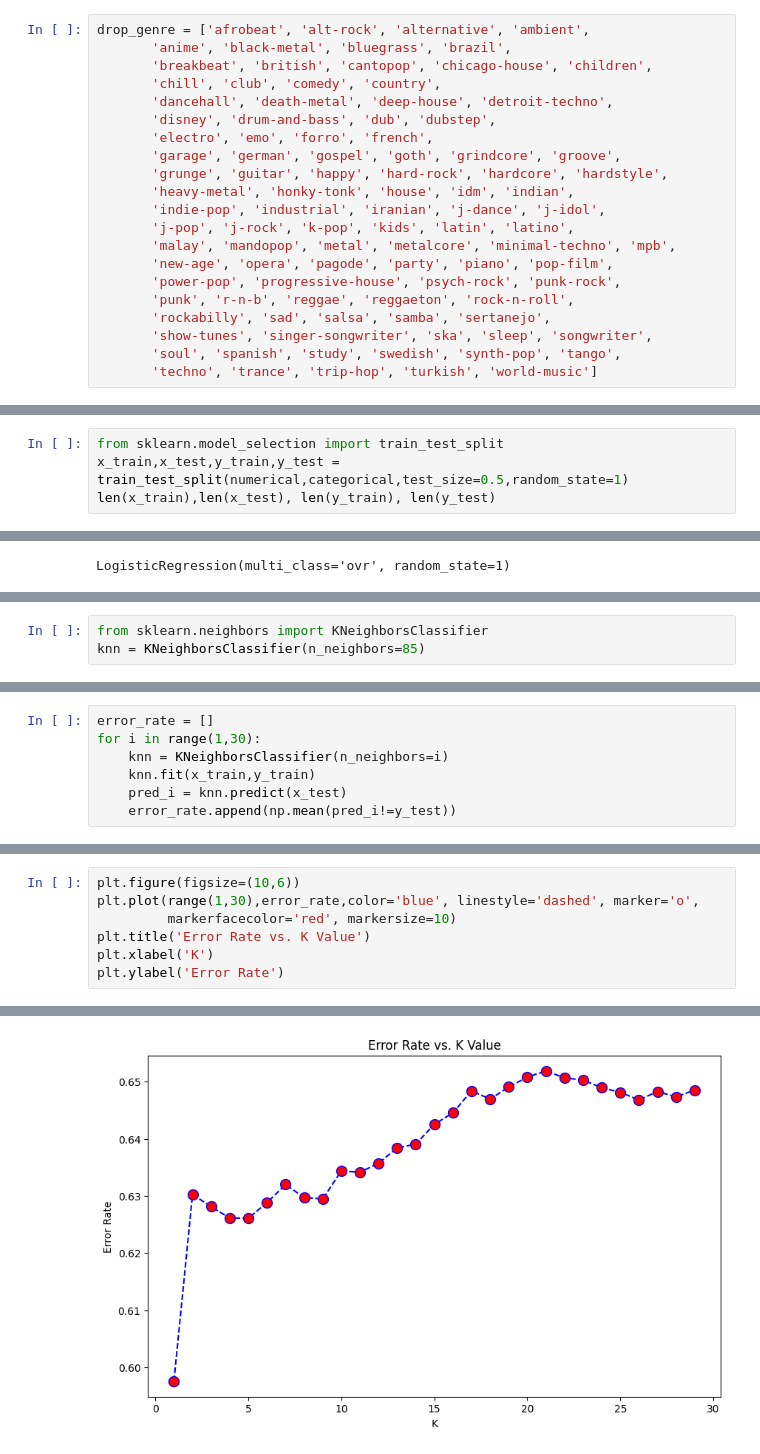
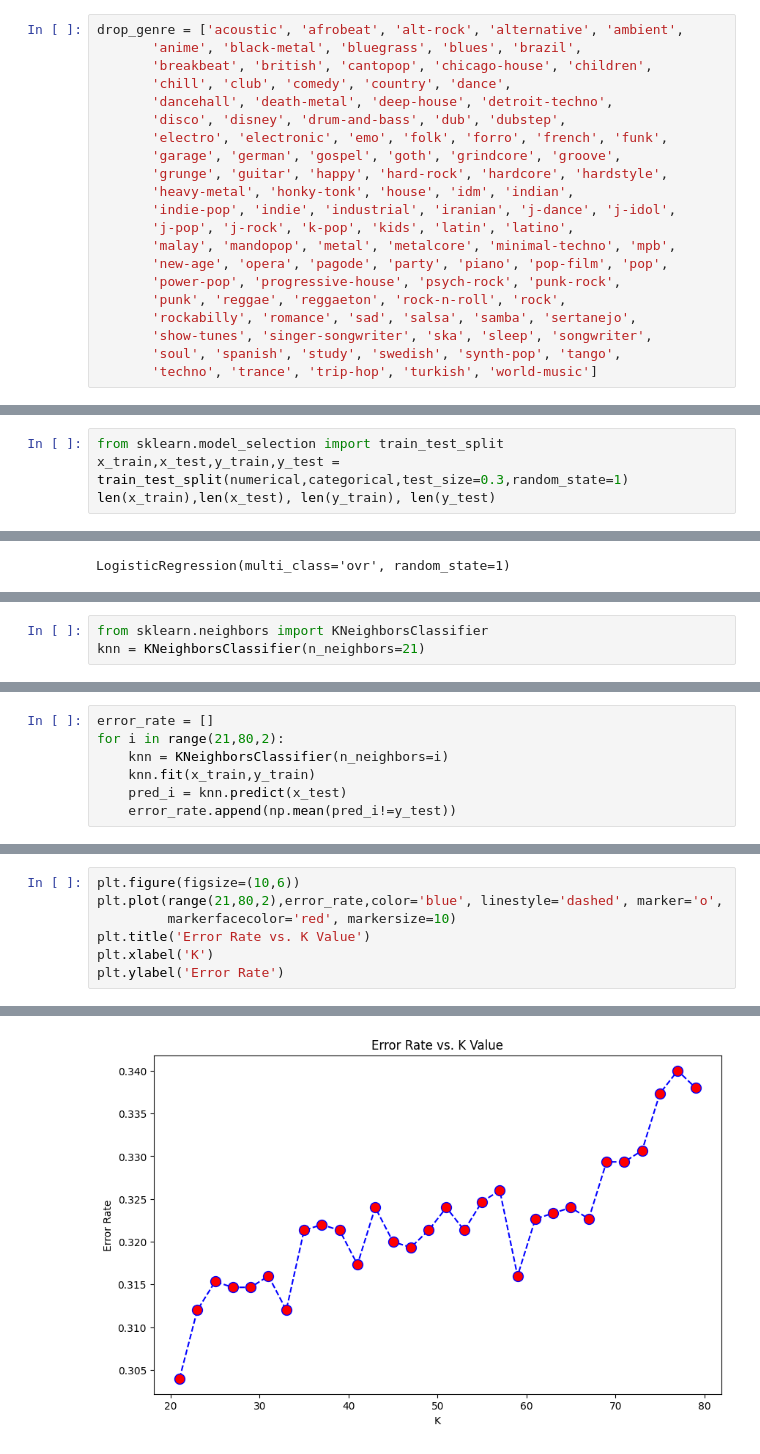
Before and after one commit to harmehar77/Trantor, a Jupyter notebook: Machine Learning/genre_classifier.ipynb, the cells around one changed output, grey strips where cells are left out. Drawn from its saved outputs; the diff is of its cells as text.

```diff
--- a/Machine Learning/genre_classifier.ipynb
+++ b/Machine Learning/genre_classifier.ipynb
@@ -80,23 +85,23 @@ Data columns (total 21 columns):
 dtypes: bool(1), float64(9), int64(6), object(5)
 memory usage: 17.5+ MB
 # %%
-drop_genre = ['afrobeat', 'alt-rock', 'alternative', 'ambient',
-       'anime', 'black-metal', 'bluegrass', 'brazil',
+drop_genre = ['acoustic', 'afrobeat', 'alt-rock', 'alternative', 'ambient',
+       'anime', 'black-metal', 'bluegrass', 'blues', 'brazil',
        'breakbeat', 'british', 'cantopop', 'chicago-house', 'children',
-       'chill', 'club', 'comedy', 'country',
+       'chill', 'club', 'comedy', 'country', 'dance',
        'dancehall', 'death-metal', 'deep-house', 'detroit-techno',
-       'disney', 'drum-and-bass', 'dub', 'dubstep',
-       'electro', 'emo', 'forro', 'french',
+       'disco', 'disney', 'drum-and-bass', 'dub', 'dubstep',
+       'electro', 'electronic', 'emo', 'folk', 'forro', 'french', 'funk',
        'garage', 'german', 'gospel', 'goth', 'grindcore', 'groove',
        'grunge', 'guitar', 'happy', 'hard-rock', 'hardcore', 'hardstyle',
        'heavy-metal', 'honky-tonk', 'house', 'idm', 'indian',
-       'indie-pop', 'industrial', 'iranian', 'j-dance', 'j-idol',
+       'indie-pop', 'indie', 'industrial', 'iranian', 'j-dance', 'j-idol',
        'j-pop', 'j-rock', 'k-pop', 'kids', 'latin', 'latino',
        'malay', 'mandopop', 'metal', 'metalcore', 'minimal-techno', 'mpb',
-       'new-age', 'opera', 'pagode', 'party', 'piano', 'pop-film',
+       'new-age', 'opera', 'pagode', 'party', 'piano', 'pop-film', 'pop',
        'power-pop', 'progressive-house', 'psych-rock', 'punk-rock',
-       'punk', 'r-n-b', 'reggae', 'reggaeton', 'rock-n-roll',
-       'rockabilly', 'sad', 'salsa', 'samba', 'sertanejo',
+       'punk', 'reggae', 'reggaeton', 'rock-n-roll', 'rock',
+       'rockabilly', 'romance', 'sad', 'salsa', 'samba', 'sertanejo',
        'show-tunes', 'singer-songwriter', 'ska', 'sleep', 'songwriter',
        'soul', 'spanish', 'study', 'swedish', 'synth-pop', 'tango',
        'techno', 'trance', 'trip-hop', 'turkish', 'world-music']
@@ -145,5 +150,5 @@ numerical.describe().round(2)
 # %%
 from sklearn.model_selection import train_test_split
-x_train,x_test,y_train,y_test = train_test_split(numerical,categorical,test_size=0.5,random_state=1)
+x_train,x_test,y_train,y_test = train_test_split(numerical,categorical,test_size=0.3,random_state=1)
 len(x_train),len(x_test), len(y_train), len(y_test)
 # %% [output]
@@ -192,6 +191,6 @@ weighted avg       0.32      0.34      0.32      7500
 # %%
 from sklearn.neighbors import KNeighborsClassifier
-knn = KNeighborsClassifier(n_neighbors=85)
+knn = KNeighborsClassifier(n_neighbors=21)
 # %%
 knn.fit(x_train,y_train)
 # %% [output]
@@ -221,6 +215,6 @@ weighted avg       0.34      0.33      0.32      7500
 # %%
 error_rate = []
-for i in range(1,30):
+for i in range(21,80,2):
     knn = KNeighborsClassifier(n_neighbors=i)
     knn.fit(x_train,y_train)
     pred_i = knn.predict(x_test)
@@ -230,10 +222,10 @@ KeyboardInterrupt:
 # %%
 plt.figure(figsize=(10,6))
-plt.plot(range(1,30),error_rate,color='blue', linestyle='dashed', marker='o',
+plt.plot(range(21,80,2),error_rate,color='blue', linestyle='dashed', marker='o',
          markerfacecolor='red', markersize=10)
 plt.title('Error Rate vs. K Value')
 plt.xlabel('K')
 plt.ylabel('Error Rate')
 # %% [output]
 Text(0, 0.5, 'Error Rate')
-[figure, old version]
+[figure, new version]
```
Also changed, not shown: parts of 19 cells of this notebook, 9 other files.
